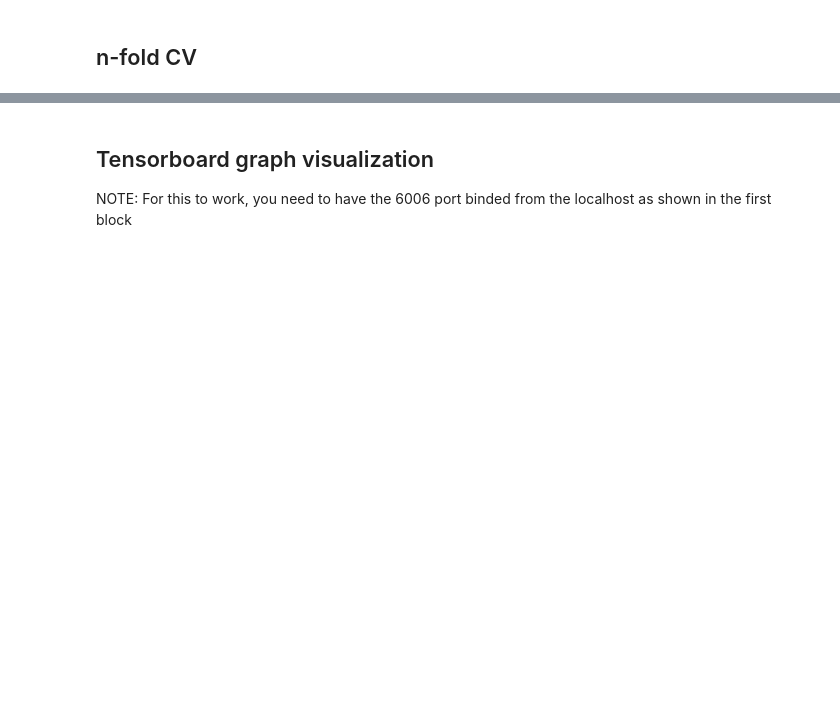
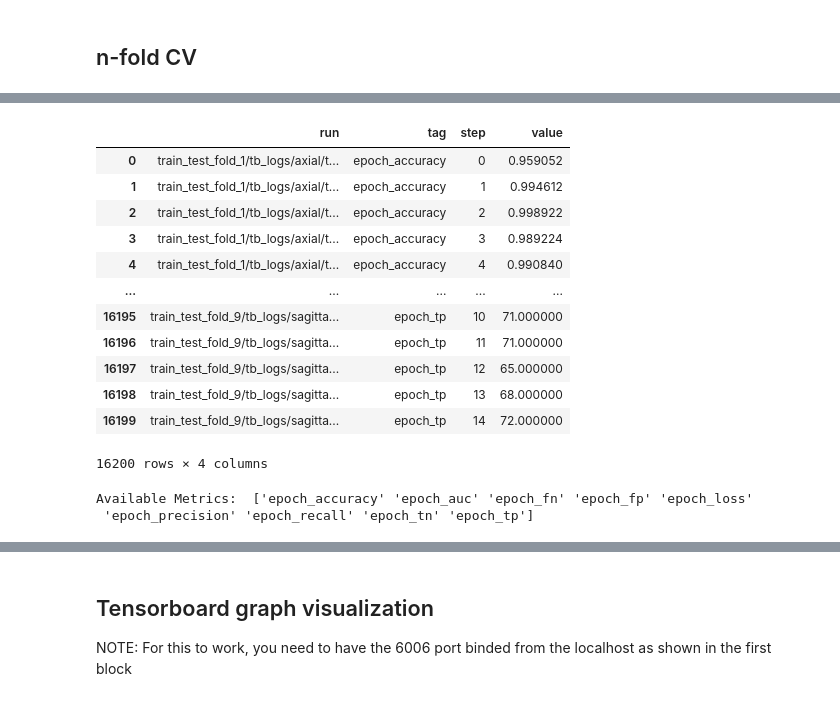
Before and after one commit to nipreps/nondefaced-detector, a Jupyter notebook: examples/01_experiment_face_refaced_defaced.ipynb, the cells around one changed output, grey strips where cells are left out. Drawn from its saved outputs; the diff is of its cells as text; code cells hidden in the pictures; blank space fills up the shorter version.

```diff
--- a/examples/01_experiment_face_refaced_defaced.ipynb
+++ b/examples/01_experiment_face_refaced_defaced.ipynb
@@ -758,0 +864,50 @@ for fold in range(1, 15):
+# %%
+import pandas as pd
+from matplotlib import pyplot as plt
+import seaborn as sns
+from scipy import stats
+import tensorboard as tb
+
+# Cloud tensorboard at https://tensorboard.dev/experiment/sl5VNFZYSJecLEwKlDDw4w/
+
+experiment_id = "sl5VNFZYSJecLEwKlDDw4w"
+experiment = tb.data.experimental.ExperimentFromDev(experiment_id)
+df = experiment.get_scalars()
+df
+# %% [output]
+|  | run | tag | step | value |
+| 0 | train_test_fold_1/tb_logs/axial/t... | epoch_accuracy | 0 | 0.959052 |
+| 1 | train_test_fold_1/tb_logs/axial/t... | epoch_accuracy | 1 | 0.994612 |
+| 2 | train_test_fold_1/tb_logs/axial/t... | epoch_accuracy | 2 | 0.998922 |
+| 3 | train_test_fold_1/tb_logs/axial/t... | epoch_accuracy | 3 | 0.989224 |
+| 4 | train_test_fold_1/tb_logs/axial/t... | epoch_accuracy | 4 | 0.990840 |
+| ... | ... | ... | ... | ... |
+| 16195 | train_test_fold_9/tb_logs/sagitta... | epoch_tp | 10 | 71.000000 |
+| 16196 | train_test_fold_9/tb_logs/sagitta... | epoch_tp | 11 | 71.000000 |
+| 16197 | train_test_fold_9/tb_logs/sagitta... | epoch_tp | 12 | 65.000000 |
+| 16198 | train_test_fold_9/tb_logs/sagitta... | epoch_tp | 13 | 68.000000 |
+| 16199 | train_test_fold_9/tb_logs/sagitta... | epoch_tp | 14 | 72.000000 |
+16200 rows × 4 columns
+# %%
+import numpy as np
+print("Available Metrics: ", df['tag'].unique())
+
+def get_metrics(df, metric='epoch_accuracy', n_epochs = 15, n_folds=15, plane='combined', run='train'):
+
+    temp = df[df["run"].str.contains(plane + '/' + run)]
+    m = temp[temp["tag"].str.contains(metric)]
+
+    arr = []
+    for i in range(1, n_epochs+1):
+        fold_i = m[m["run"].str.match('train_test_fold_' + str(i) + '/')]
+        arr.append(fold_i['value'].tolist())
+
+    return np.array(arr)
+
+train_acc_arr = get_metrics(df)
+val_acc_arr = get_metrics(df, metric='epoch_accuracy', run='validation')
+train_loss_arr = get_metrics(df, metric='epoch_loss', run='train')
+val_loss_arr = get_metrics(df, metric='epoch_loss', run='validation')
+# %% [output]
+Available Metrics:  ['epoch_accuracy' 'epoch_auc' 'epoch_fn' 'epoch_fp' 'epoch_loss'
+ 'epoch_precision' 'epoch_recall' 'epoch_tn' 'epoch_tp']
```
Also changed, not shown: parts of 23 cells of this notebook, 2 other files.
